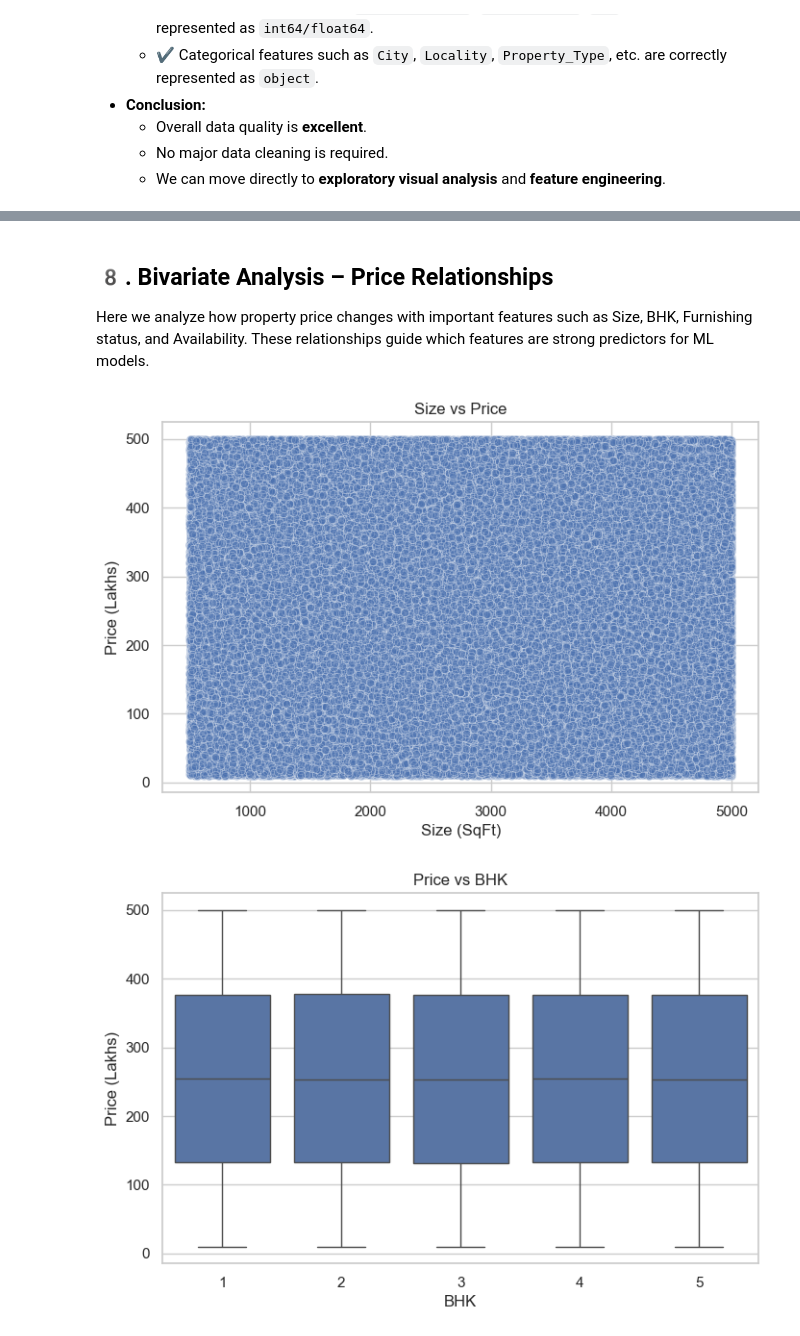
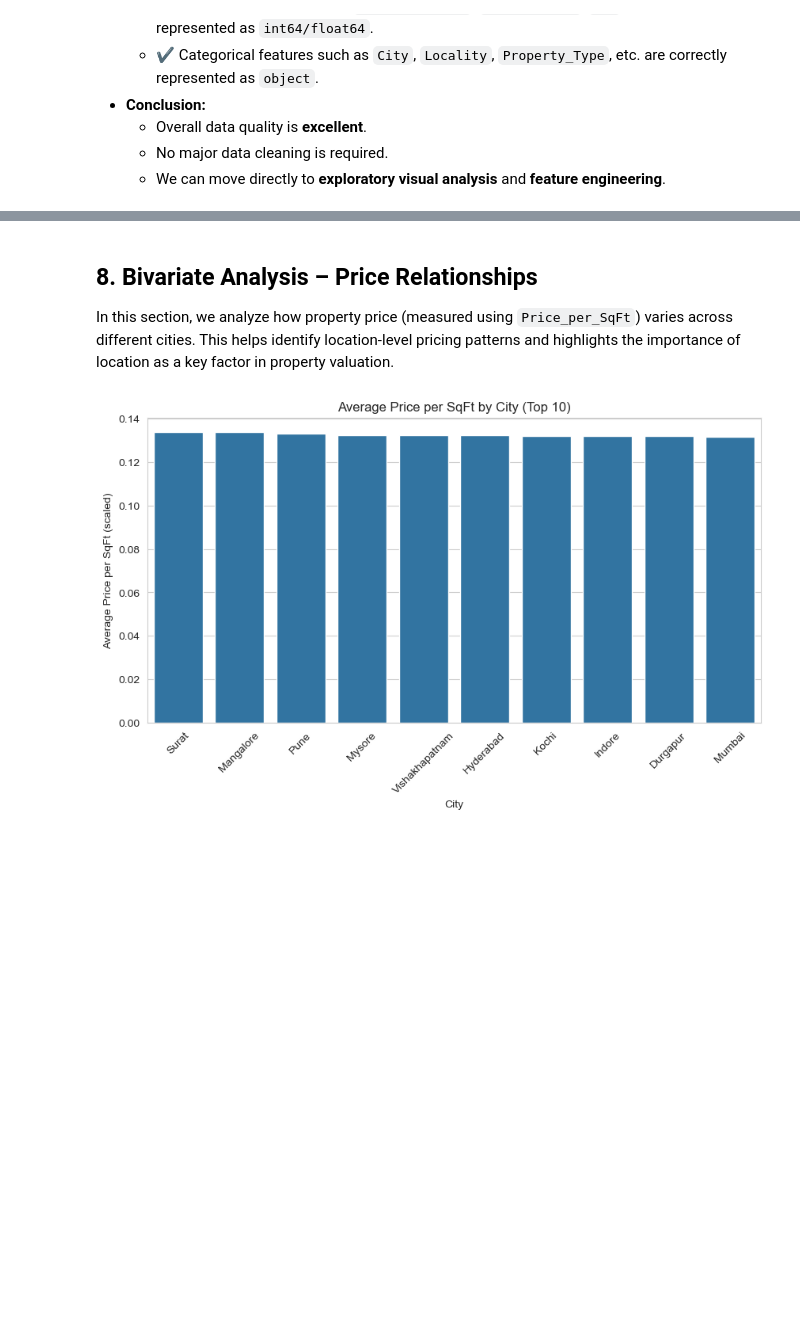
Before and after one commit to axaymathukiya27-tech/Real_Estate_Investment_Advisor, a Jupyter notebook: notebooks/01_eda.ipynb, the cells around one changed output, grey strips where cells are left out. Cells and saved outputs as stored; diff of their text form; code cells hidden in the pictures; blank space fills up the shorter version.

```diff
--- a/notebooks/01_eda.ipynb
+++ b/notebooks/01_eda.ipynb
@@ -47,10 +68,14 @@ print("✔ Libraries imported successfully")
 # %%
-DATA_PATH = "../data/raw/india_housing_prices.csv"
+# ===============================
+# 3. Loading the Dataset
+# ===============================
 
-try:
-    df = load_raw_data(DATA_PATH)
-    display(df.head())
-    print(f"✔ Data loaded successfully — {df.shape[0]} rows, {df.shape[1]} columns")
-except FileNotFoundError:
-    print("❌ ERROR: Dataset not found. Check file path.")
+# Load raw dataset
+df = load_raw_data("../data/raw/india_housing_prices.csv")
+
+# Keep a raw copy for EDA
+df_raw = df.copy()
+
+# Dataset shape
+df.shape
 # %% [output]
@@ -270,41 +251,23 @@ for col in categorical_cols:
 # %% [markdown]
-## 8️. Bivariate Analysis – Price Relationships
+## 8. Bivariate Analysis – Price Relationships
 
-Here we analyze how property price changes with important features such as Size, BHK, Furnishing status, and Availability. These relationships guide which features are strong predictors for ML models.
+In this section, we analyze how property price (measured using
+`Price_per_SqFt`) varies across different cities. This helps identify
+location-level pricing patterns and highlights the importance of location
+as a key factor in property valuation.
 # %%
-# Size vs Price
-plt.figure(figsize=(8,5))
-sns.scatterplot(data=df, x="Size_in_SqFt", y="Price_in_Lakhs", alpha=0.4)
-plt.title("Size vs Price")
-plt.xlabel("Size (SqFt)")
-plt.ylabel("Price (Lakhs)")
+city_price = (
+    df.groupby("City")["Price_per_SqFt"]
+    .mean()
+    .sort_values(ascending=False)
+    .head(10)
+)
+
+plt.figure(figsize=(10, 5))
+sns.barplot(x=city_price.index, y=city_price.values)
+plt.xticks(rotation=45)
+plt.ylabel("Average Price per SqFt (scaled)")
+plt.title("Average Price per SqFt by City (Top 10)")
 plt.show()
-
-# BHK vs Price
-plt.figure(figsize=(8,5))
-sns.boxplot(data=df, x="BHK", y="Price_in_Lakhs")
-plt.title("Price vs BHK")
-plt.xlabel("BHK")
-plt.ylabel("Price (Lakhs)")
-plt.show()
-
-# Furnished Status vs Price
-plt.figure(figsize=(8,5))
-sns.boxplot(data=df, x="Furnished_Status", y="Price_in_Lakhs")
-plt.title("Price vs Furnished Status")
-plt.xlabel("Furnished Status")
-plt.ylabel("Price (Lakhs)")
-plt.xticks(rotation=30)
-plt.show()
-
-# Availability Status vs Price
-plt.figure(figsize=(8,5))
-sns.boxplot(data=df, x="Availability_Status", y="Price_in_Lakhs")
-plt.title("Price vs Availability Status")
-plt.xlabel("Availability Status")
-plt.ylabel("Price (Lakhs)")
-plt.xticks(rotation=30)
-plt.show()
 # %% [output]
-[figure, old version]
+[figure, new version]
-[figure, removed]
```
Also changed, not shown: parts of 28 cells of this notebook, 38 other files.
